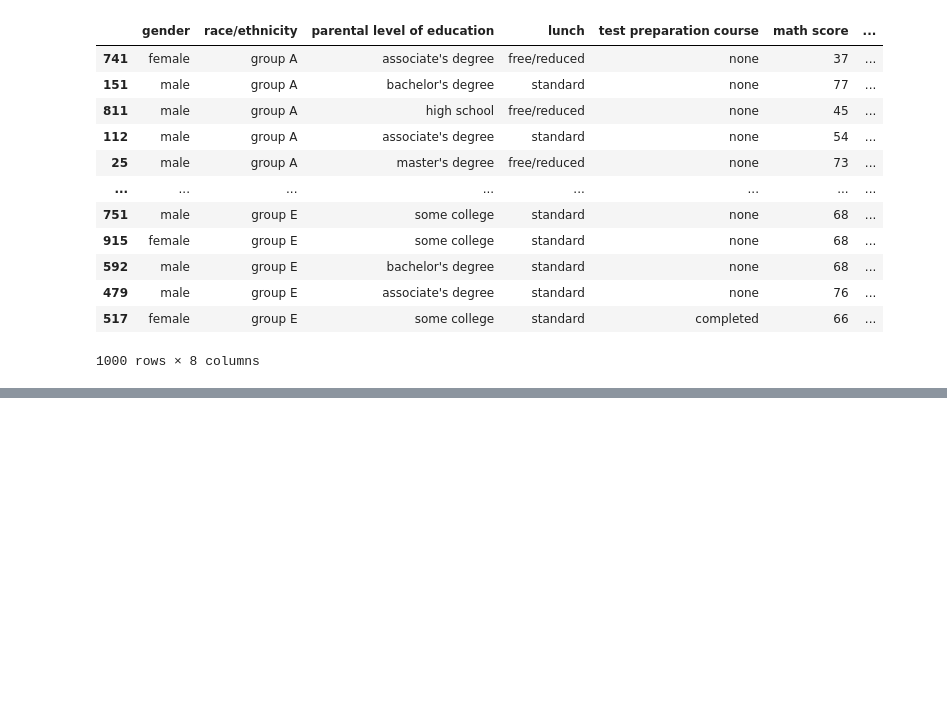
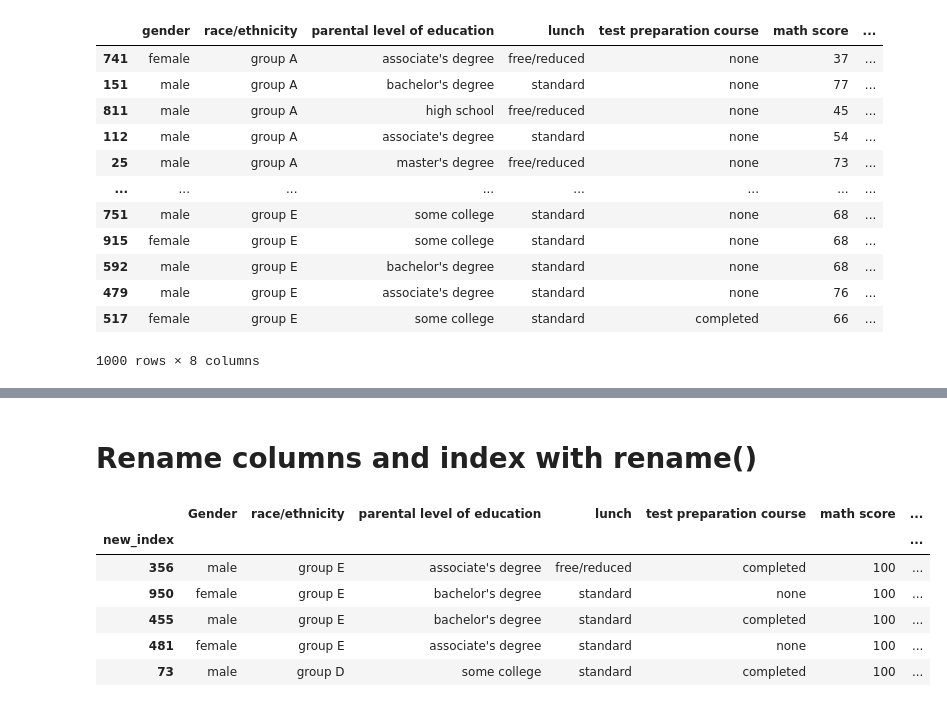
Before and after one commit to bishanbhandari/Data-Science, a Jupyter notebook: Operation on DataFrames.ipynb, the cells around one changed output, grey strips where cells are left out. Cells and saved outputs as stored; diff of their text form; code cells hidden in the pictures; blank space fills up the shorter version.

```diff
--- a/Operation on DataFrames.ipynb
+++ b/Operation on DataFrames.ipynb
@@ -224,0 +295,14 @@ df_exam.sort_values('race/ethnicity',ascending=True, key=lambda col:col.str.lowe
+# %% [markdown]
+# Rename columns and index with rename()
+# %%
+# rename column and overwrite values of the dataframe
+df_exam=df_exam.rename(columns={'gender':'Gender'})
+df_exam.head()
+# %% [output]
+|  | Gender | race/ethnicity | parental level of education | lunch | test preparation course | math score | ... |
+| new_index |  |  |  |  |  |  | ... |
+| 356 | male | group E | associate's degree | free/reduced | completed | 100 | ... |
+| 950 | female | group E | bachelor's degree | standard | none | 100 | ... |
+| 455 | male | group E | bachelor's degree | standard | completed | 100 | ... |
+| 481 | female | group E | associate's degree | standard | none | 100 | ... |
+| 73 | male | group D | some college | standard | completed | 100 | ... |
```
Also changed, not shown: parts of 12 cells of this notebook.
